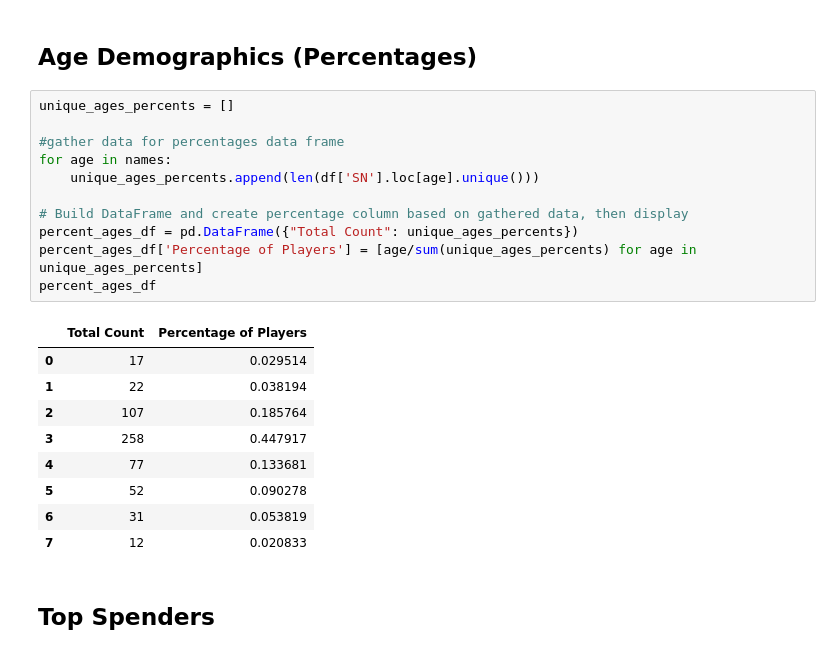
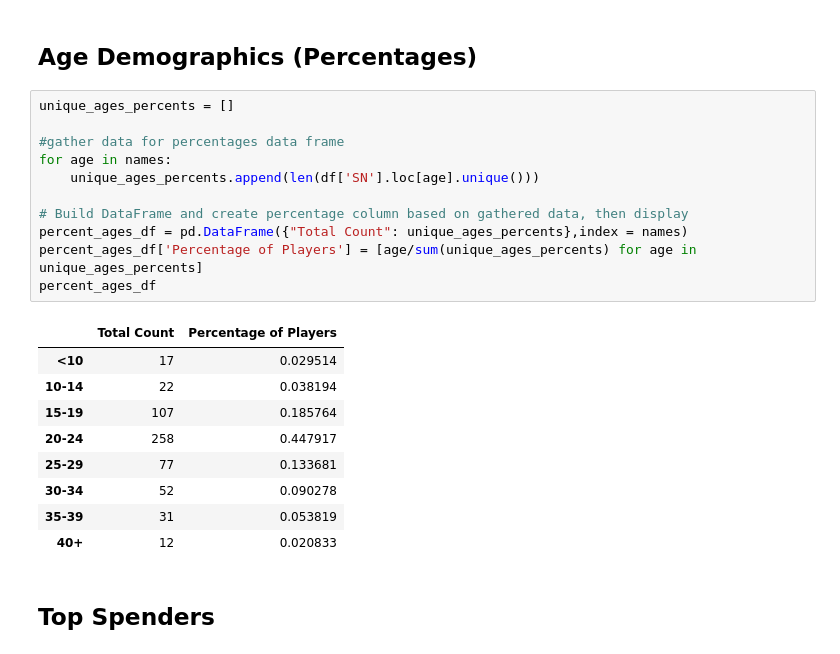
Before and after one commit to brus041/Pandas_Project, a Jupyter notebook: HeroesOfPymoli/HeroesOfPymoli_starter.ipynb, the cells around one changed output. Drawn from its saved outputs; the diff is of its cells as text.

```diff
--- a/HeroesOfPymoli/HeroesOfPymoli_starter.ipynb
+++ b/HeroesOfPymoli/HeroesOfPymoli_starter.ipynb
@@ -221,24 +221,24 @@ age_df
 # %%
 unique_ages_percents = []
 
 #gather data for percentages data frame
 for age in names:
     unique_ages_percents.append(len(df['SN'].loc[age].unique()))
 
 # Build DataFrame and create percentage column based on gathered data, then display
-percent_ages_df = pd.DataFrame({"Total Count": unique_ages_percents})
+percent_ages_df = pd.DataFrame({"Total Count": unique_ages_percents},index = names)
 percent_ages_df['Percentage of Players'] = [age/sum(unique_ages_percents) for age in unique_ages_percents]
 percent_ages_df
 # %% [output]
 |  | Total Count | Percentage of Players |
-| 0 | 17 | 0.029514 |
-| 1 | 22 | 0.038194 |
-| 2 | 107 | 0.185764 |
-| 3 | 258 | 0.447917 |
-| 4 | 77 | 0.133681 |
-| 5 | 52 | 0.090278 |
-| 6 | 31 | 0.053819 |
-| 7 | 12 | 0.020833 |
+| <10 | 17 | 0.029514 |
+| 10-14 | 22 | 0.038194 |
+| 15-19 | 107 | 0.185764 |
+| 20-24 | 258 | 0.447917 |
+| 25-29 | 77 | 0.133681 |
+| 30-34 | 52 | 0.090278 |
+| 35-39 | 31 | 0.053819 |
+| 40+ | 12 | 0.020833 |
 # %% [markdown]
 ## Top Spenders
 # %% [markdown]
```
Also changed, not shown: parts of 1 cell of this notebook.
